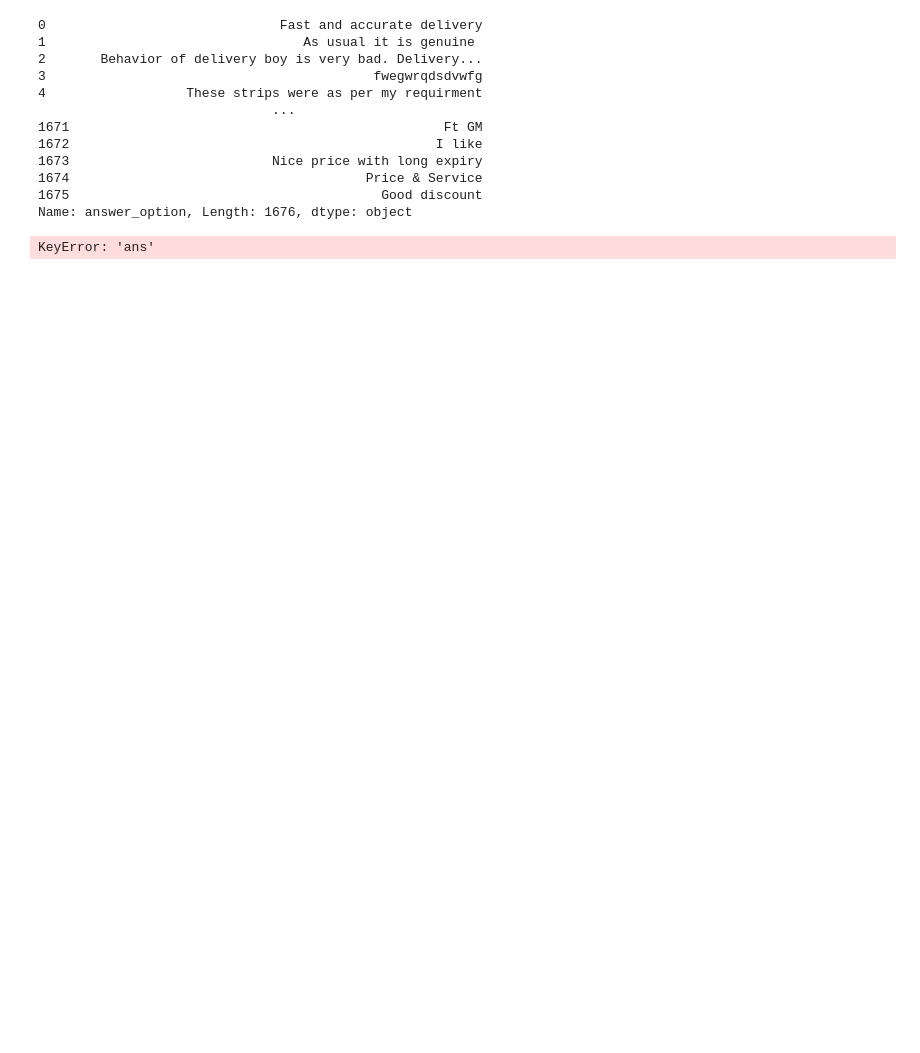
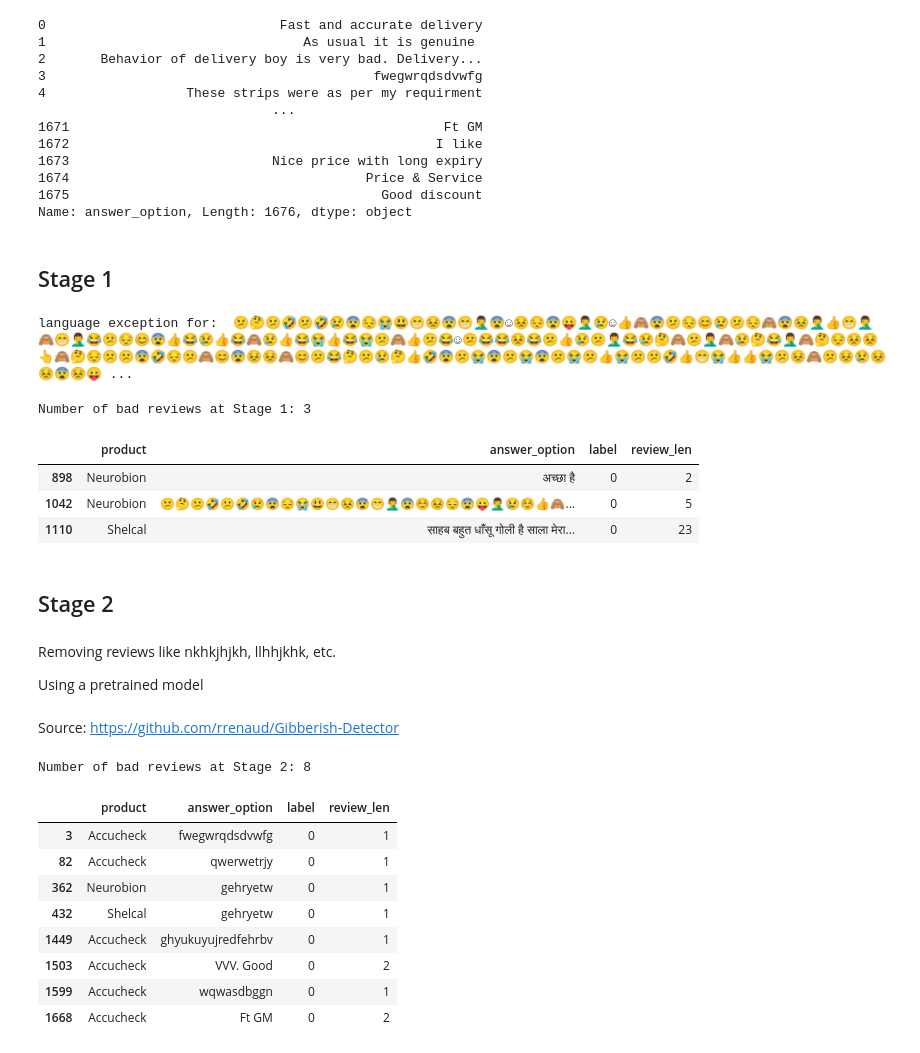
Before and after one commit to deepshika-sharma/E-commerce-product-review-analysis, a Jupyter notebook: eda.ipynb, the cells around one changed output. Drawn from its saved outputs; the diff is of its cells as text; code cells hidden in the pictures; blank space fills up the shorter version.

```diff
--- a/eda.ipynb
+++ b/eda.ipynb
@@ -6,12 +6,19 @@ import matplotlib.pyplot as plt
 import seaborn as sns
 import re
 import spacy
+import utils
 from pylab import rcParams
 from textblob import TextBlob
 from spacy.language import Language
 from spacy_langdetect import LanguageDetector
 from nltk.stem import WordNetLemmatizer
 from nltk.corpus import stopwords
+from langdetect import detect
+
+import sys
+sys.path.append('./utils')
+from utils import review_feature
+rf = review_feature()
 
 rcParams['figure.figsize'] = 10,7
 nlp = spacy.load("en_core_web_sm")
@@ -181,20 +188,29 @@ train['answer_option']
 1674                                      Price & Service
 1675                                        Good discount
 Name: answer_option, Length: 1676, dtype: object
+# %% [markdown]
+## Stage 1
 # %%
-# preprocess a text string
-def preprocess_text(text):
-    # Instantiate lemmatizer
-    lemma = WordNetLemmatizer()
-    # Expanded stop words
-    stop = stopwords.words('english')
-    stop.extend(['im','ive','got', 'wa', 'ha'])
-    # Remove punctuation and lower case words
-    words_list = re.sub(r'[^a-zA-Z ]','',text.lower()).split()
-    words_list = [lemma.lemmatize(i) for i in words_list]
-    words_list = [i for i in words_list if i not in stop]
-    return ' '.join(words_list)
+bad_reviews = []
+for idx in train.index:
+    review = train.at[idx, 'answer_option']
+    try:
+        b = rf.lang_detect(review)
+        if b == 'hi' or b == 'mr':
+            bad_reviews.append(idx)
+    except:
+        bad_reviews.append(idx)
+        print('language exception for: ', review)
+# %% [output]
+language exception for:  😕🤔😕🤣😕🤣😢😨😔😭😃😁😣😨😁🤦‍♂️😨☺😣😔😨😛🤦‍♂️😢☺👍🙈😨😕😔😊😢😕😔🙈😨😣🤦‍♂️👍😁🤦‍♂️🙈😁🤦‍♂️😂😕😔😊😨👍😂😢👍😂🙈😢👍😂😭👍😂😭😕🙈👍😕😂☺😕😂😂😣😂😕👍😢😕🤦‍♂️😂😢🤔🙈😕🤦‍♂️🙈😢🤔😂🤦‍♂️🙈🤔😔😣😣👆🙈🤔😔😕😕😨🤣😔😕🙈😊😨😣😣🙈😊😕😂🤔😕😢🤔👍🤣😨😕😭😨😕😭😨😕😭😕👍😭😕😕🤣👍😁😭👍👍😭😕😣🙈😕😣😢😣😣😨😣😛 ...
+# %%
+print('Number of bad reviews at Stage 1:', len(bad_reviews))
+# %% [output]
+Number of bad reviews at Stage 1: 3
 # %%
-train['ans']
+train[train.index.isin(bad_reviews)]
 # %% [output]
-KeyError: 'ans'
+|  | product | answer_option | label | review_len |
+| 898 | Neurobion | अच्छा है | 0 | 2 |
+| 1042 | Neurobion | 😕🤔😕🤣😕🤣😢😨😔😭😃😁😣😨😁🤦‍♂️😨☺😣😔😨😛🤦‍♂️😢☺👍🙈... | 0 | 5 |
+| 1110 | Shelcal | साहब बहुत धाँसू गोली है साला मेरा... | 0 | 23 |
@@ -232,0 +220,8 @@ print(doc._.language)
+# %% [markdown]
+## Stage 2
+# %% [markdown]
+Removing reviews like nkhkjhjkh, llhhjkhk, etc.
+
+Using a pretrained model
+# %% [markdown]
+Source: https://github.com/rrenaud/Gibberish-Detector
@@ -232,0 +235,16 @@ print(doc._.language)
+# %%
+print('Number of bad reviews at Stage 2:', len(bad_reviews))
+# %% [output]
+Number of bad reviews at Stage 2: 8
+# %%
+train[train.index.isin(bad_reviews)]
+# %% [output]
+|  | product | answer_option | label | review_len |
+| 3 | Accucheck | fwegwrqdsdvwfg | 0 | 1 |
+| 82 | Accucheck | qwerwetrjy | 0 | 1 |
+| 362 | Neurobion | gehryetw | 0 | 1 |
+| 432 | Shelcal | gehryetw | 0 | 1 |
+| 1449 | Accucheck | ghyukuyujredfehrbv | 0 | 1 |
+| 1503 | Accucheck | VVV. Good | 0 | 2 |
+| 1599 | Accucheck | wqwasdbggn | 0 | 1 |
+| 1668 | Accucheck | Ft GM | 0 | 2 |
```
Also changed, not shown: parts of 13 cells of this notebook, 3 other files.
